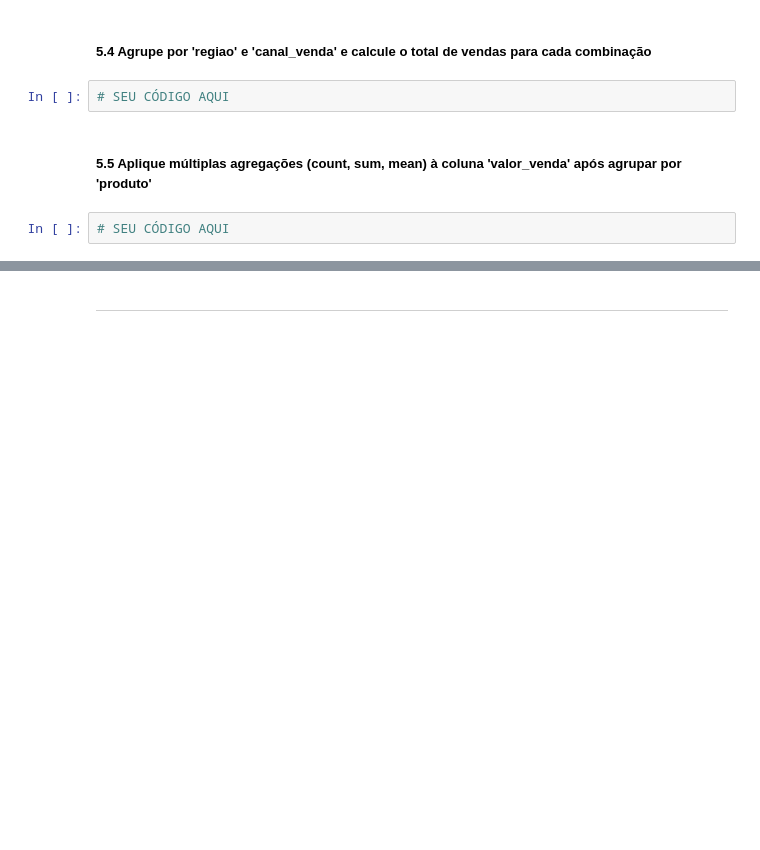
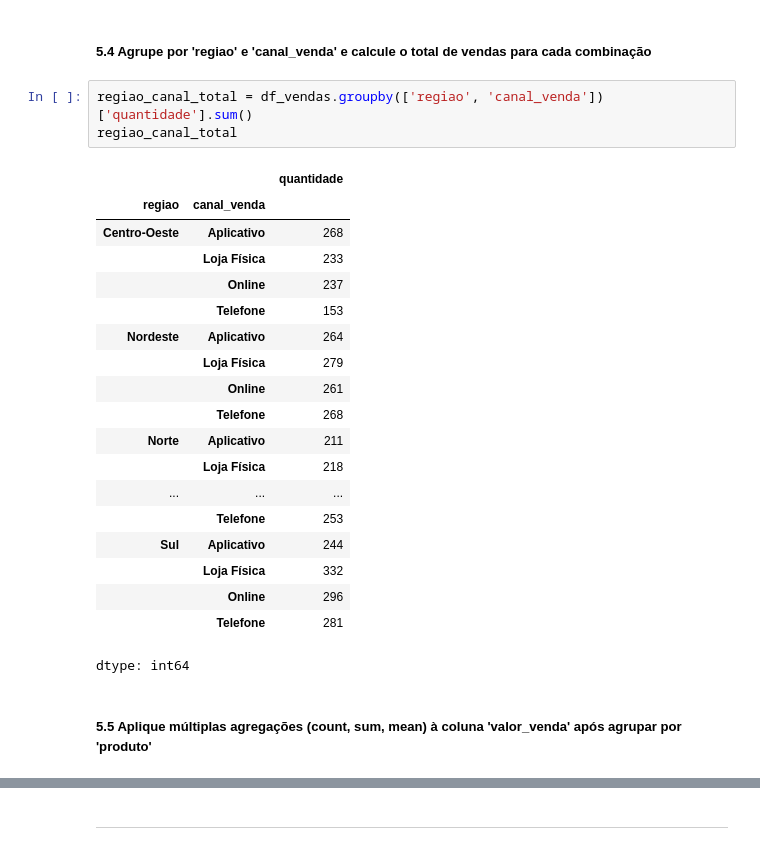
Before and after one commit to nxgleo/Notebook-lads, a Jupyter notebook: desafio_2_etapa.ipynb, the cells around one changed output, grey strips where cells are left out. Drawn from its saved outputs; the diff is of its cells as text; blank space fills up the shorter version.

```diff
--- a/desafio_2_etapa.ipynb
+++ b/desafio_2_etapa.ipynb
@@ -942,8 +982,27 @@ Agora, pratique o uso do GroupBy com os seguintes exercícios:
 # %% [markdown]
 ##### 5.4 Agrupe por 'regiao' e 'canal_venda' e calcule o total de vendas para cada combinação
-# %%
-# SEU CÓDIGO AQUI
+# %%
+regiao_canal_total = df_vendas.groupby(['regiao', 'canal_venda'])['quantidade'].sum()
+regiao_canal_total
+# %% [output]
+|  |  | quantidade |
+| regiao | canal_venda |  |
+| Centro-Oeste | Aplicativo | 268 |
+|  | Loja Física | 233 |
+|  | Online | 237 |
+|  | Telefone | 153 |
+| Nordeste | Aplicativo | 264 |
+|  | Loja Física | 279 |
+|  | Online | 261 |
+|  | Telefone | 268 |
+| Norte | Aplicativo | 211 |
+|  | Loja Física | 218 |
+| ... | ... | ... |
+|  | Telefone | 253 |
+| Sul | Aplicativo | 244 |
+|  | Loja Física | 332 |
+|  | Online | 296 |
+|  | Telefone | 281 |
+dtype: int64
 # %% [markdown]
 ##### 5.5 Aplique múltiplas agregações (count, sum, mean) à coluna 'valor_venda' após agrupar por 'produto'
-# %%
-# SEU CÓDIGO AQUI
```
Also changed, not shown: parts of 16 cells of this notebook.
